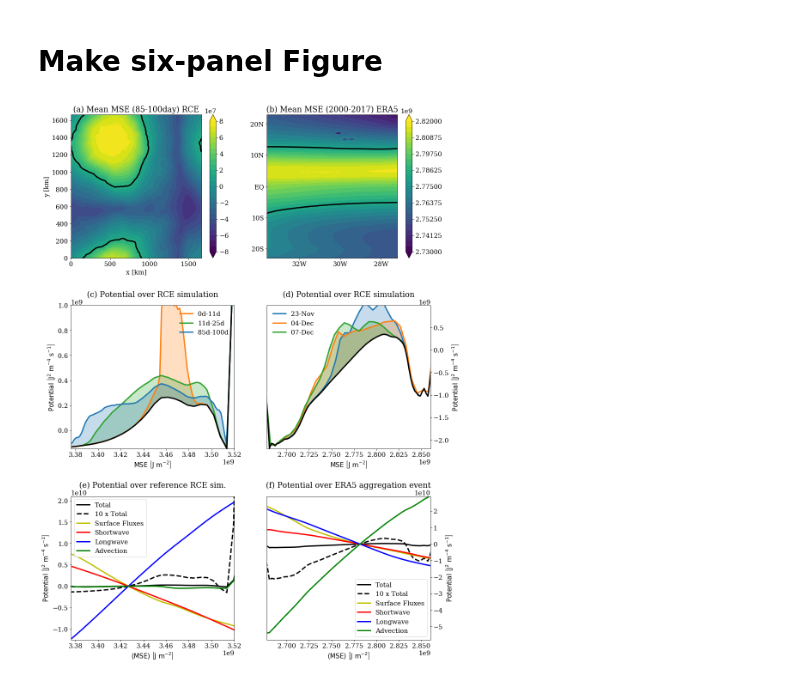
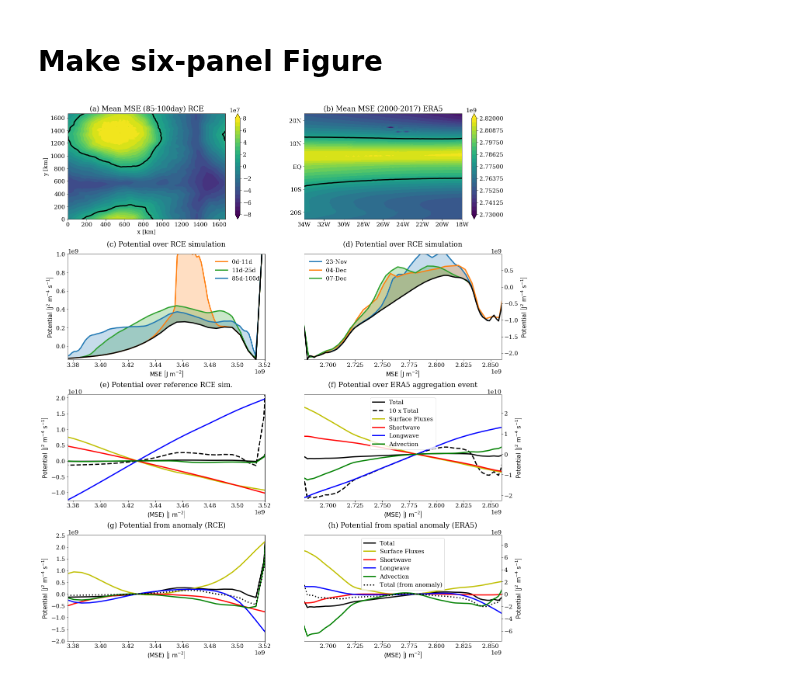
Before and after one commit to tbeucler/2019_WMI, a Jupyter notebook: dev/tbeucler/018_Figure_MSE_from_reduced_data.ipynb, the cells around one changed output. Drawn from its saved outputs; the diff is of its cells as text; code cells hidden in the pictures.

Commit message:
Eight-panel MSE figur from MSE anomaly

```diff
--- a/dev/tbeucler/018_Figure_MSE_from_reduced_data.ipynb
+++ b/dev/tbeucler/018_Figure_MSE_from_reduced_data.ipynb
@@ -107,16 +107,25 @@ E = Bunch(S)
 hf.close()
 # %%
 pathPKL = '/users/tbeucler/2019_WMI/dev/tbeucler/PKL_DATA/'
-hf = open(pathPKL+'2020_01_20_MSE_f.pkl','rb')
+hf = open(pathPKL+'2020_02_05_MSE_total.pkl','rb')
 S = pickle.load(hf)
 F = Bunch(S)
 hf.close()
+# %%
+hf = open('PKL_DATA/2020_05_02_VCOSMO.pkl','rb')
+S = pickle.load(hf)
+G = Bunch(S)
+hf.close()
+# %%
+hf = open(pathPKL+'2020_02_05_MSE_anomaly.pkl','rb')
+S = pickle.load(hf)
+H = Bunch(S)
+hf.close()
 # %% [markdown]
 # Make six-panel Figure
 # %%
-fig,axes = plt.subplots(3,2,figsize=(15,22.5))
+fig,axes = plt.subplots(4,2,figsize=(20,25))
 plt.subplots_adjust(hspace=0.33)
-
 # Panel a
 ax = axes[0][0]
 ax.contour(A.x,A.y, A.toplot,[A.COAR_p88[0]],colors='k')
@@ -127,31 +136,24 @@ ax.set_xlabel('x [km]')
 ax.set_ylabel('y [km]')
 ax.set_title('(a) Mean MSE (85-100day) RCE')
 cbar = fig.colorbar(im,ax=ax)
-
 # Panel c
 ax = axes[1][0]
 ax.set_xlim((3.376e9,3.52e9))
 ax.set_ylim((-1.5e8,1e9))
 ax.set_xlabel(r'$\mathrm{MSE}\ \left[\mathrm{J\ m^{-2}}\right]$')
 ax.set_ylabel(r'$\mathrm{Potential\ \left[J^{2}\ m^{-4}\ s^{-1}\right]}$')
-
 scale_factor = 2e16
-
 ax.fill_between((edgTObin(C.SPINedges)),C.VSPIN,C.VSPIN+C0.MSE_PDF_SPIN*scale_factor,color=C.SPINrgb, alpha = 0.25)
 ax.fill_between((edgTObin(C.COALedges)),C.VCOAL,C.VCOAL+C0.MSE_PDF_COAL*scale_factor,color=C.COALrgb, alpha = 0.25)
 ax.fill_between((edgTObin(C.COARedges)),C.VCOAR,C.VCOAR+C0.MSE_PDF_COAR*scale_factor,color=C.COARrgb, alpha = 0.25)
-
 ax.plot((edgTObin(C.SPINedges)),C.VSPIN+C0.MSE_PDF_SPIN*scale_factor,color=C.SPINrgb,label='0d-11d')
 ax.plot((edgTObin(C.COALedges)),C.VCOAL+C0.MSE_PDF_COAL*scale_factor,color=C.COALrgb,label='11d-25d')
 ax.plot((edgTObin(C.COARedges)),C.VCOAR+C0.MSE_PDF_COAR*scale_factor,color=C.COARrgb,label='85d-100d')
 ax.legend(frameon=False,loc='upper right')
-
 ax.plot(C.binm,C.Vtot,color='k')
 ax.set_title('(c) Potential over RCE simulation',pad=20)
-
 # Panel e
 ax = axes[2][0]
-
 X_pot = E.binm
 ax.plot(X_pot,E.Vtot,color='k',label='Total')
 ax.plot(X_pot,10*E.Vtot,color='k',label='10 x Total',linestyle='--')
@@ -164,8 +166,22 @@ ax.set_ylim((-1.25e10,2.1e10))
 ax.set_title('(e) Potential over reference RCE sim.',pad=20)
 ax.set_xlabel(r'$\left(\mathrm{MSE}\right)\ \left[\mathrm{J\ m^{-2}}\right]$')
 ax.set_ylabel(r'$\mathrm{Potential\ \left[J^{2}\ m^{-4}\ s^{-1}\right]}$')
-ax.legend()
-
+#ax.legend()
+# Panel g
+ax = axes[3][0]
+X_pot = G.binm
+ax.plot(X_pot,E.Vtot,color='k',label='Total')
+ax.plot(X_pot,G.Vsef,color='y',label='Surface Fluxes')
+ax.plot(X_pot,G.Vsw,color='r',label='Shortwave')
+ax.plot(X_pot,G.Vlw,color='b',label='Longwave')
+ax.plot(X_pot,G.Vadv,color='g',label='Advection')
+ax.plot(X_pot,G.Vtot,color='k',label='Total (from anomaly)',linestyle=':')
+ax.set_xlim((3.376e9,3.52e9))
+ax.set_ylim((-2e9,2.5e9))
+ax.set_title('(g) Potential from anomaly (RCE)',pad=20)
+ax.set_xlabel(r'$\left(\mathrm{MSE}\right)\ \left[\mathrm{J\ m^{-2}}\right]$')
+ax.set_ylabel(r'$\mathrm{Potential\ \left[J^{2}\ m^{-4}\ s^{-1}\right]}$')
+#ax.legend()
 # Panel b
 ax = axes[0][1]
 ax.contour(B.lonAtl, B.latAtl, B.toplot, [B.p67_MSE], colors=['k'])#, vmin = 2.7e9, vmax=2.85e9)
@@ -173,13 +189,11 @@ VMIN = 2.73e9
 VMAX = 2.82e9
 cont_levels = np.linspace(VMIN,VMAX,25)
 im = ax.contourf(B.lonAtl, B.latAtl, B.toplot, cont_levels, vmin = VMIN, vmax = VMAX, extend='both')
-
 locs = ax.get_xticks()
 labels = list(np.arange(len(locs)))
 for i_l, loc in enumerate(locs):
     labels[i_l] = '%iW'%int(360-loc)
 ax.set_xticklabels(labels)
-
 locs = ax.get_yticks()
 labels = list(np.arange(len(locs)))
 for i_l, loc in enumerate(locs):
@@ -192,7 +206,6 @@ for i_l, loc in enumerate(locs):
 ax.set_yticklabels(labels)
 ax.set_title('(b) Mean MSE (2000-2017) ERA5')
 cbar = fig.colorbar(im,ax=ax)
-
 # Panel d
 scale_factor = 5e16
 ax = axes[1][1]
@@ -200,45 +213,56 @@ ax.set_ylim((-2.2e9,0.99e9))
 ax.set_xlim((2.678e9,2.86e9))
 ax.set_xlabel(r'$\mathrm{MSE}\ \left[\mathrm{J\ m^{-2}}\right]$')
 ax.set_ylabel(r'$\mathrm{Potential\ \left[J^{2}\ m^{-4}\ s^{-1}\right]}$')
-
 for i in range(3):
     ax.fill_between((edgTObin(D.edgesmse[i])),np.interp(x=edgTObin(D.edgesmse[i]),xp=D.binm,fp=D.V),
                     np.interp(x=edgTObin(D.edgesmse[i]),xp=D.binm,fp=D.V)+D.pdfmse[i]*scale_factor,
                     color=D.col_A[i], alpha = 0.25)
-
 for i in range(3):
     ax.plot((edgTObin(D.edgesmse[i])),
             np.interp(x=edgTObin(D.edgesmse[i]),xp=D.binm,fp=D.V)+D.pdfmse[i]*scale_factor,
             color=D.col_A[i],label=D.times_labels[i])
-
 ax.legend(frameon=False,loc='upper left')
 ax.yaxis.tick_right()
 ax.yaxis.set_label_position("right")
 ax.plot(D.binm,D.V,color='k')
 ax.set_title('(d) Potential over RCE simulation',pad=20)
-
 # Panel f
 ax = axes[2][1]
-
 X_pot = F.binm
 ax.plot(X_pot,F.Vtot,color='k',label='Total')
 ax.plot(X_pot,10*F.Vtot,color='k',label='10 x Total',linestyle='--')
 ax.plot(X_pot,F.Vsef,color='y',label='Surface Fluxes')
 ax.plot(X_pot,F.Vsw,color='r',label='Shortwave')
 ax.plot(X_pot,F.Vlw,color='b',label='Longwave')
 ax.plot(X_pot,F.Vadv,color='g',label='Advection')
 ax.set_title('(f) Potential over ERA5 aggregation event',pad=20)
 ax.set_xlabel(r'$\left(\mathrm{MSE}\right)\ \left[\mathrm{J\ m^{-2}}\right]$')
 ax.set_ylabel(r'$\mathrm{Potential\ \left[J^{2}\ m^{-4}\ s^{-1}\right]}$')
 ax.yaxis.tick_right()
 ax.yaxis.set_label_position("right")
 ax.set_xlim((2.678e9,2.86e9))
-ax.set_ylim((-5.8e10,2.9e10))
+ax.set_ylim((-2.25e10,2.9e10))
 ax.legend()
-
+# Panel h
+ax = axes[3][1]
+X_pot = H.binm
+ax.plot(X_pot,F.Vtot,color='k',label='Total')
+ax.plot(X_pot,H.Vsef,color='y',label='Surface Fluxes')
+ax.plot(X_pot,H.Vsw,color='r',label='Shortwave')
+ax.plot(X_pot,H.Vlw,color='b',label='Longwave')
+ax.plot(X_pot,H.Vadv,color='g',label='Advection')
+ax.plot(X_pot,H.Vtot,color='k',label='Total (from anomaly)',linestyle=':')
+ax.set_title('(h) Potential from spatial anomaly (ERA5)',pad=20)
+ax.set_xlabel(r'$\left(\mathrm{MSE}\right)\ \left[\mathrm{J\ m^{-2}}\right]$')
+ax.set_ylabel(r'$\mathrm{Potential\ \left[J^{2}\ m^{-4}\ s^{-1}\right]}$')
+ax.yaxis.tick_right()
+ax.yaxis.set_label_position("right")
+ax.set_xlim((2.678e9,2.86e9))
+#ax.set_ylim((-5.8e10,2.9e10))
+ax.legend()
 # Save figure
 path_home = '/users/tbeucler/'
 plt.draw()
 plt.savefig(path_home+'Fig_MSE.pdf',format='pdf')
 # %% [output]
-[figure, old version]
+[figure, new version]
```
Also changed, not shown: 8 other files.
